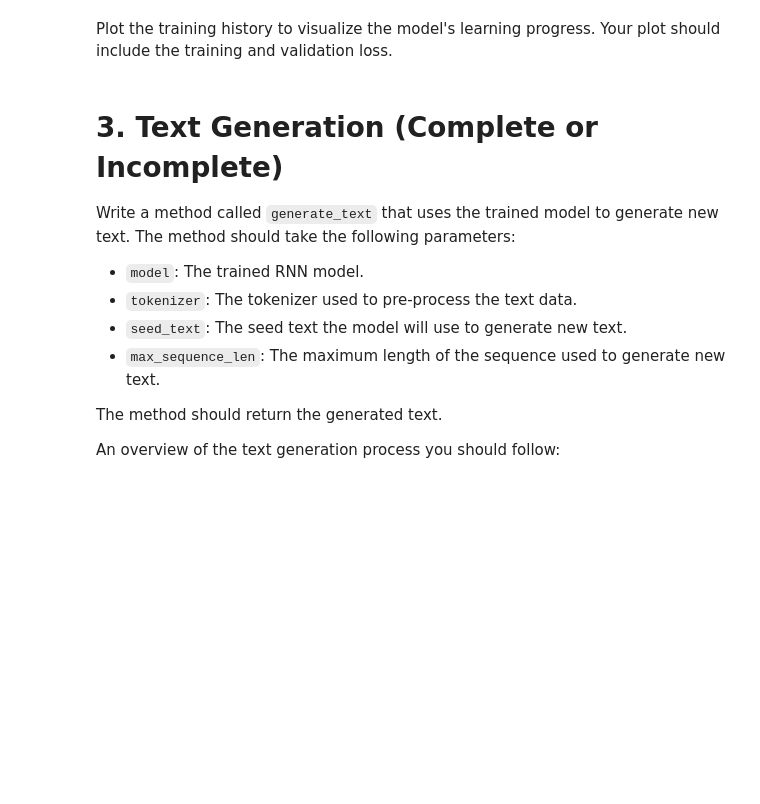
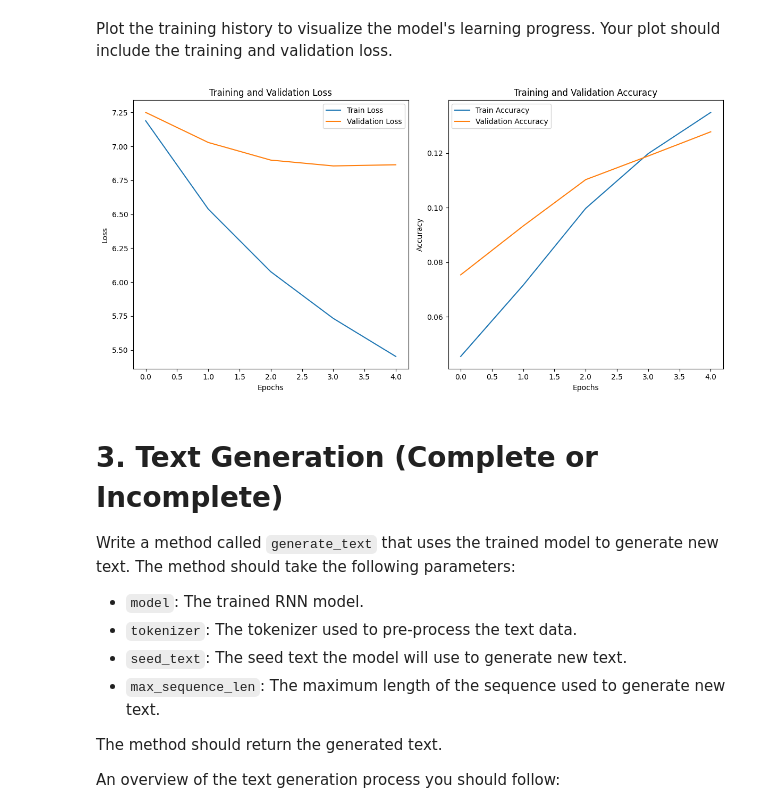
Before and after one commit to okekejus/deep_learning, a Jupyter notebook: 02_activities/assignments/assignment_2.ipynb, the cells around one changed output. Saved outputs shown, nothing was run; the diff lists cells and outputs as text; code cells hidden in the pictures; blank space fills up the shorter version.

```diff
--- a/02_activities/assignments/assignment_2.ipynb
+++ b/02_activities/assignments/assignment_2.ipynb
@@ -97,7 +99,7 @@ text = text.lower()
 from tensorflow.keras.preprocessing.text import Tokenizer
 
 # Your code here
-VOCAB_SIZE = 1500
+VOCAB_SIZE = 20000
 OOV_TOKEN = "Unknown"
 
 tokenizer = Tokenizer()
@@ -126,7 +128,7 @@ Now that the text has been tokenized, we need to create sequences the model can
 sequences = tokenizer.texts_to_sequences([text])[0]
 
 
-SEQ_LENGTH = 40 # Choose an appropriate sequence length
+SEQ_LENGTH = 50 # Choose an appropriate sequence length
 
 # Generate the training sequences
 X = []
@@ -140,8 +142,9 @@ for i in range(SEQ_LENGTH, len(sequences)):
 X = np.array(X)
 y = np.array(y)
 
+
 # Reshape X for neural network models (LSTM/RNN, etc.)
-X = X.reshape((X.shape[0], X.shape[1], 1))
+X = X.reshape((X.shape[0], X.shape[1]))
 # %% [markdown]
 Assuming your sequences are stored in `X` and the corresponding targets in `y`, the following line should print the first training sequence and its target:
 # %%
@@ -242,5 +256,11 @@ _your explanation here_
 # %%
-# Your code here
+from keras.optimizers import Adam
+# Compile the model
+model.compile(
+    optimizer=Adam(learning_rate=0.001),  # You can adjust the learning rate if needed
+    loss='categorical_crossentropy',  # Categorical crossentropy for multi-class classification
+    metrics=['accuracy']  # Track accuracy as a metric
+)
 # %% [markdown]
 ## 2.3 Model Training
 
@@ -250,3 +270,8 @@ Train the model on the training data you've prepared.
 * Store the training history in a variable called `history`.
 # %%
 # Your code here
+# Train the model for 5 epochs with a batch size of 128
+history = model.fit(X, y, epochs=5, batch_size=128, validation_split=0.2)
+
+# You can now print out the training and validation loss/accuracy over epochs
+print(f"Training history: {history.history}")
@@ -255,7 +292,33 @@ Plot the training history to visualize the model's learning progress. Your plot
 # %%
 import matplotlib.pyplot as plt
 
 # Your code here
+
+# Plot training & validation loss
+plt.figure(figsize=(12, 6))
+
+plt.subplot(1, 2, 1)
+plt.plot(history.history['loss'], label='Train Loss')
+plt.plot(history.history['val_loss'], label='Validation Loss')
+plt.title('Training and Validation Loss')
+plt.xlabel('Epochs')
+plt.ylabel('Loss')
+plt.legend()
+
+# Plot training & validation accuracy
+plt.subplot(1, 2, 2)
+plt.plot(history.history['accuracy'], label='Train Accuracy')
+plt.plot(history.history['val_accuracy'], label='Validation Accuracy')
+plt.title('Training and Validation Accuracy')
+plt.xlabel('Epochs')
+plt.ylabel('Accuracy')
+plt.legend()
+
+# Display the plots
+plt.tight_layout()
+plt.show()
+# %% [output]
+[figure, added]
 # %% [markdown]
 # 3. Text Generation (Complete or Incomplete)
 
```
Also changed, not shown: parts of 19 cells of this notebook.
